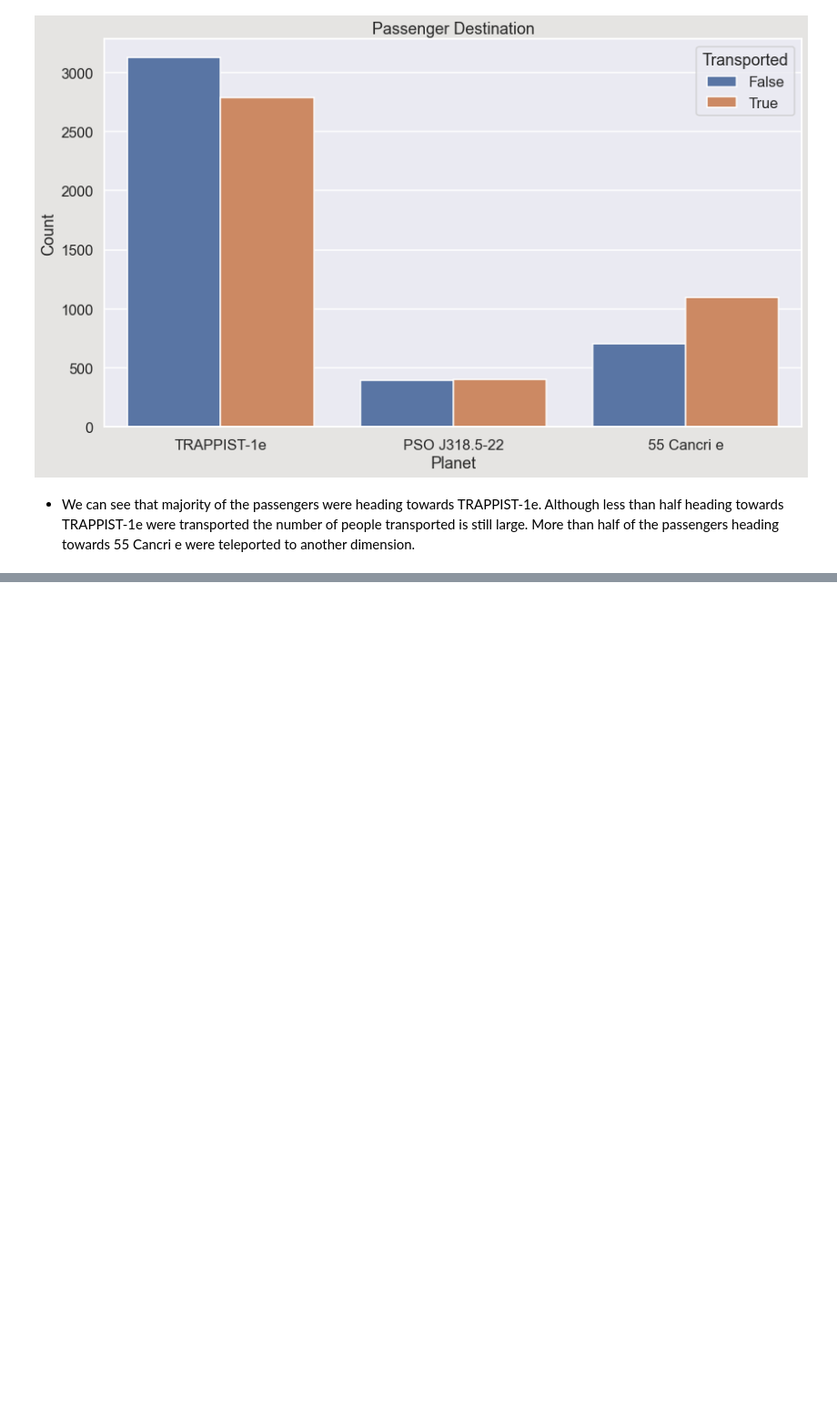
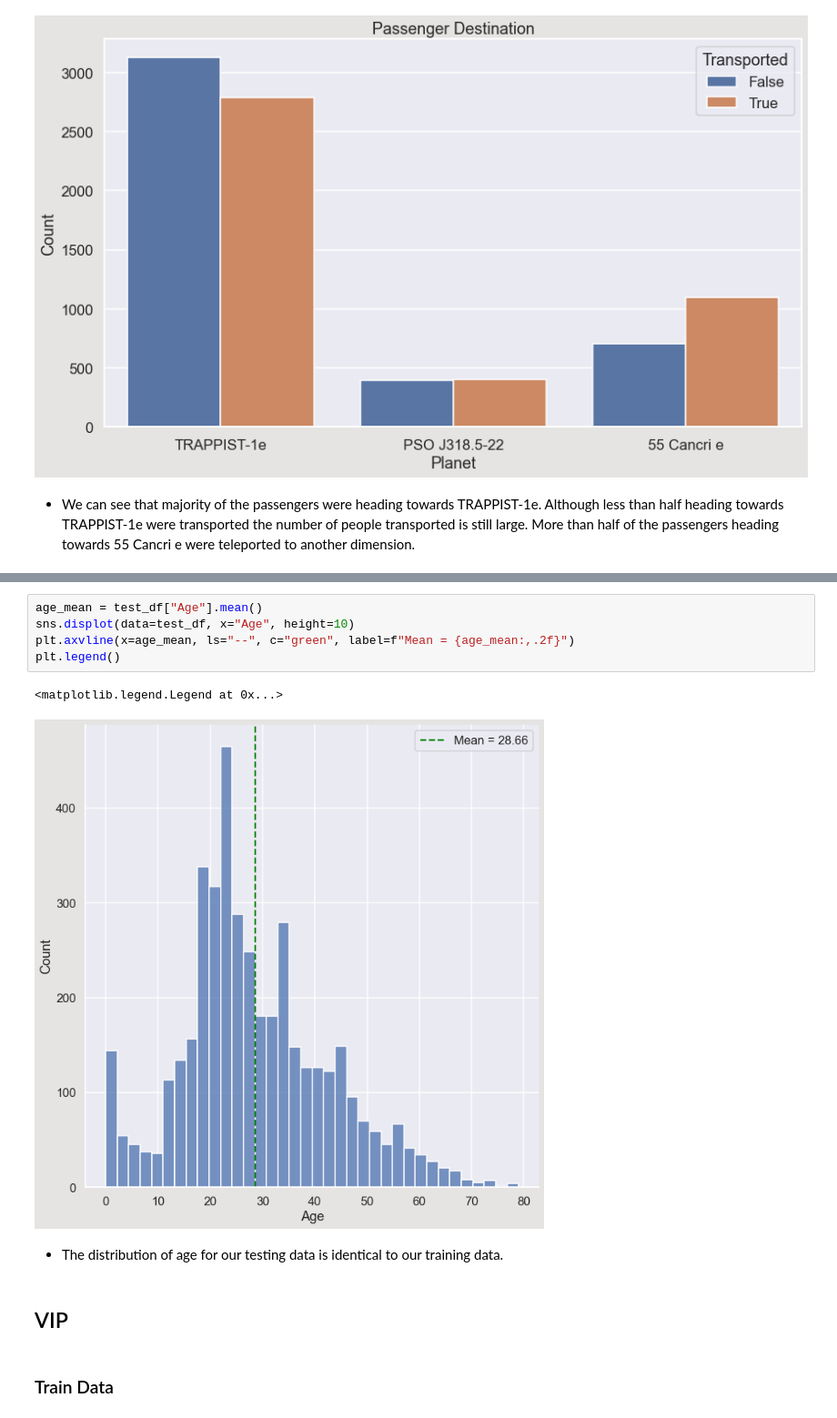
Before and after one commit to bustyAI/Interstellar-Disaster, a Jupyter notebook: spaceship_titanic.ipynb, the cells around one changed output, grey strips where cells are left out. Shown: that part at 91% size. Cells and saved outputs as stored; diff of their text form; blank space fills up the shorter version.

```diff
--- a/spaceship_titanic.ipynb
+++ b/spaceship_titanic.ipynb
@@ -571,0 +588,14 @@ sns.displot(data=Tr)
+# %%
+age_mean = test_df["Age"].mean()
+sns.displot(data=test_df, x="Age", height=10)
+plt.axvline(x=age_mean, ls="--", c="green", label=f"Mean = {age_mean:,.2f}")
+plt.legend()
+# %% [output]
+<matplotlib.legend.Legend at 0x...>
+[figure, added]
+# %% [markdown]
+- The distribution of age for our testing data is identical to our  training data.
+# %% [markdown]
+## VIP
+# %% [markdown]
+### Train Data
```
Also changed, not shown: parts of 28 cells of this notebook.
